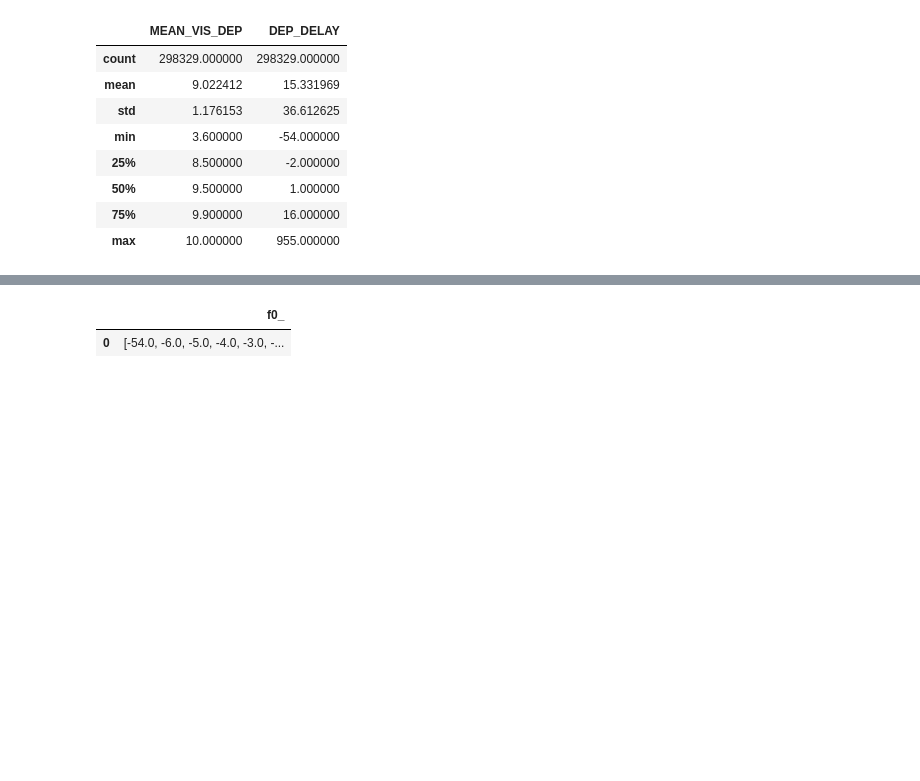
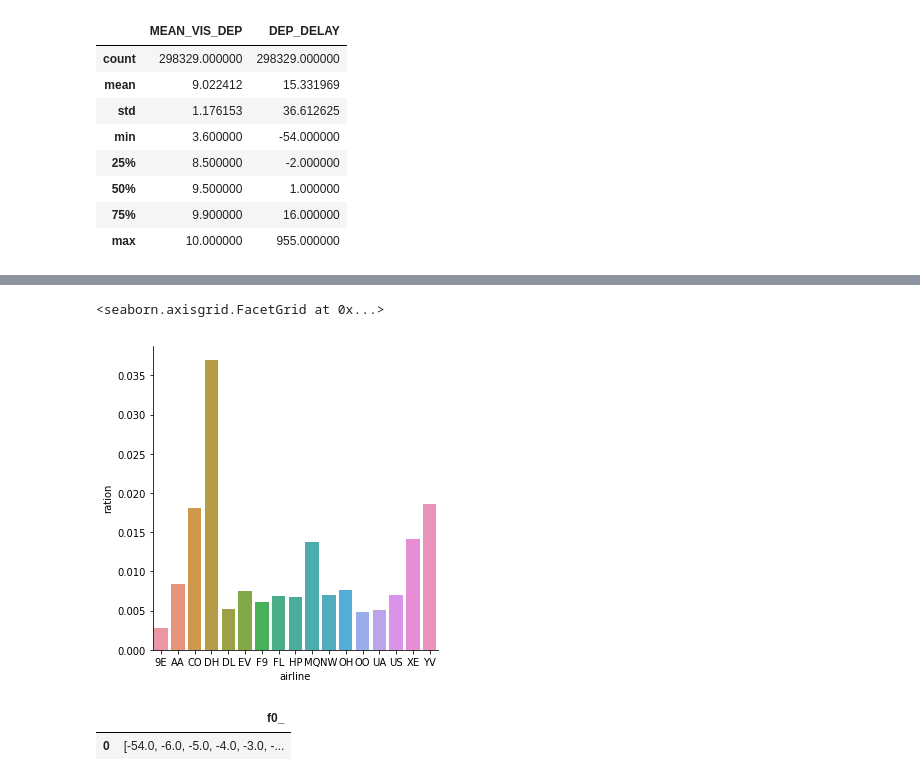
Before and after one commit to Project-Ellie/home-in-time, a Jupyter notebook: 00_Data_Exploration.ipynb, the cells around one changed output, grey strips where cells are left out. Drawn from its saved outputs; the diff is of its cells as text; code cells hidden in the pictures; blank space fills up the shorter version.

```diff
--- a/00_Data_Exploration.ipynb
+++ b/00_Data_Exploration.ipynb
@@ -192,3 +267,8 @@ flights[['MEAN_VIS_DEP', 'DEP_DELAY']].describe()
+# %%
+sns.catplot(x='airline', y='ration', data=lateones, kind='bar')
+# %% [output]
+<seaborn.axisgrid.FacetGrid at 0x...>
+[figure, added]
 # %%
 %%bigquery res
 select approx_quantiles(dep_delay, 20) from examples.ATL_JUNE_SIGNATURE
```
Also changed, not shown: parts of 11 cells of this notebook, 9 other files.
